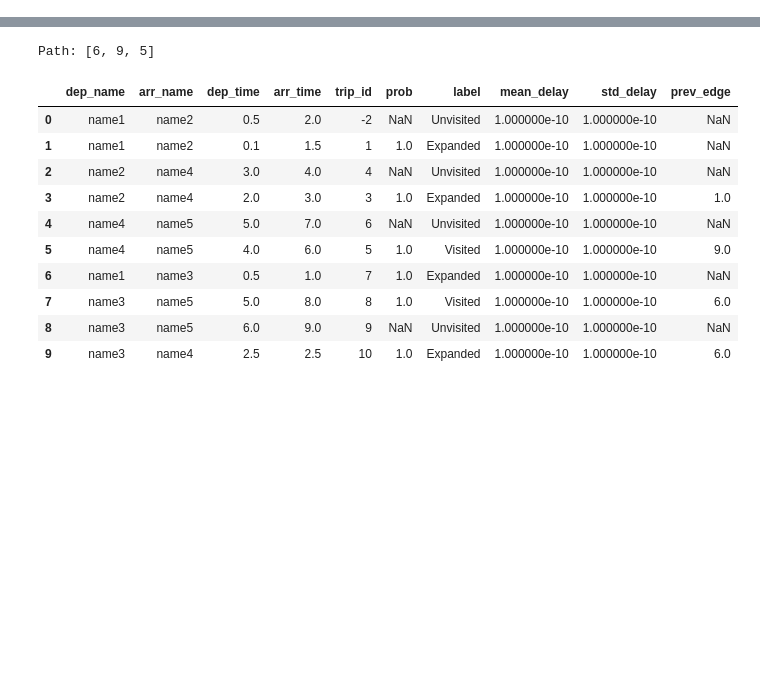
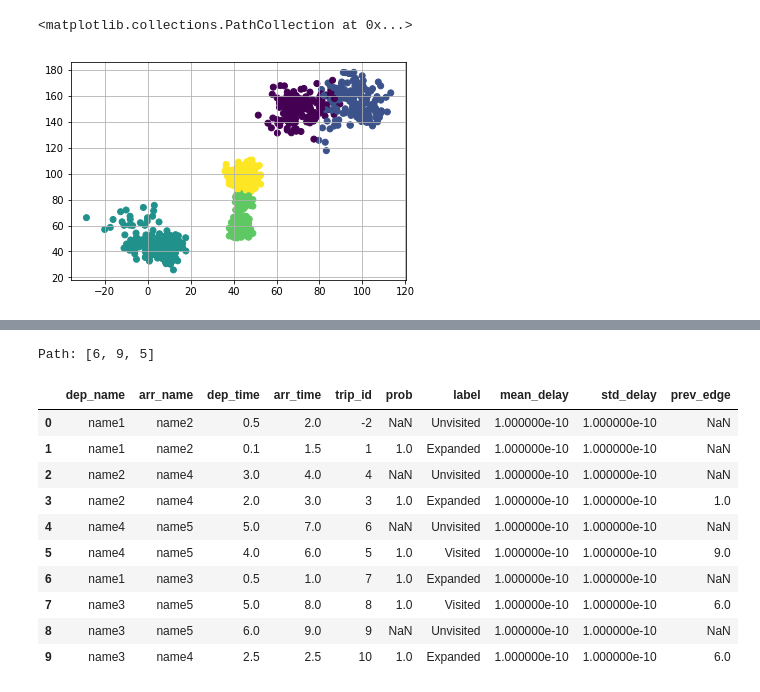
Before and after one commit to marcozov/journey_planning, a Jupyter notebook: final_project_nic.ipynb, the cells around one changed output, grey strips where cells are left out. Drawn from its saved outputs; the diff is of its cells as text; code cells hidden in the pictures; blank space fills up the shorter version.

```diff
--- a/final_project_nic.ipynb
+++ b/final_project_nic.ipynb
@@ -25,0 +145,5 @@ schedule.head()
+# %%
+# choose the best K and get the corresponding labels
+K = 200
+X['labels'] = kmeans[K].labels_
+X.head()
@@ -25,0 +157,14 @@ schedule.head()
+# %%
+# plot a random subset of the clusters and use only the two percentiles 30 and 70 as dimensions
+num_clusters_to_plt = 5
+clusters = np.random.choice(K, num_clusters_to_plt, replace=False)
+cluster_mapping = dict(zip(clusters, range(num_clusters_to_plt)))
+
+small = X[X['labels'].isin(clusters)].copy()
+small['labels'] = small['labels'].apply(lambda label: cluster_mapping[label]) # map the labels to an integer in [0, 1, ..., num_clusters_to_plt-1] so the color is automatically chosen well
+
+plt.grid()
+plt.scatter(small[30], small[70], c=small['labels'])
+# %% [output]
+<matplotlib.collections.PathCollection at 0x...>
+[figure, added]
```
Also changed, not shown: parts of 38 cells of this notebook, 5 other files.
